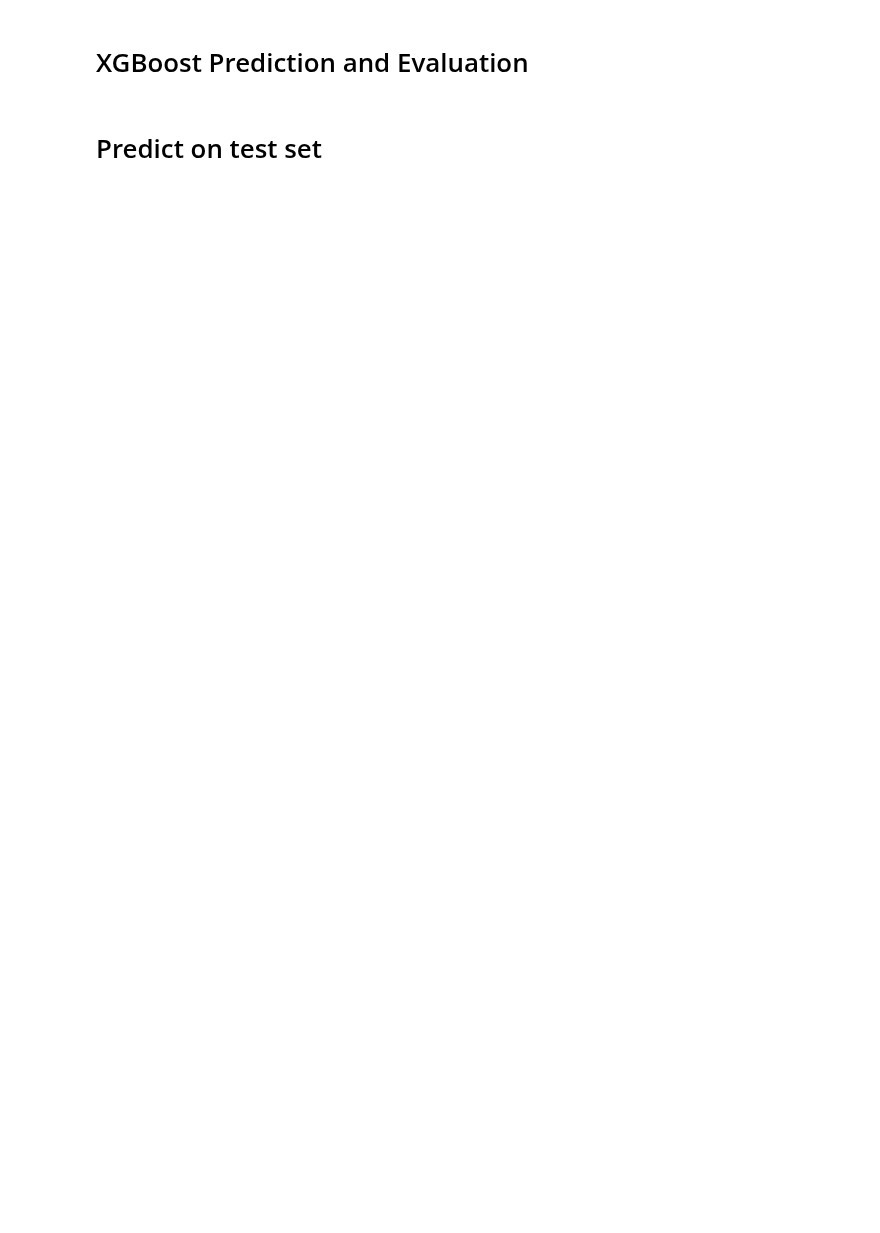
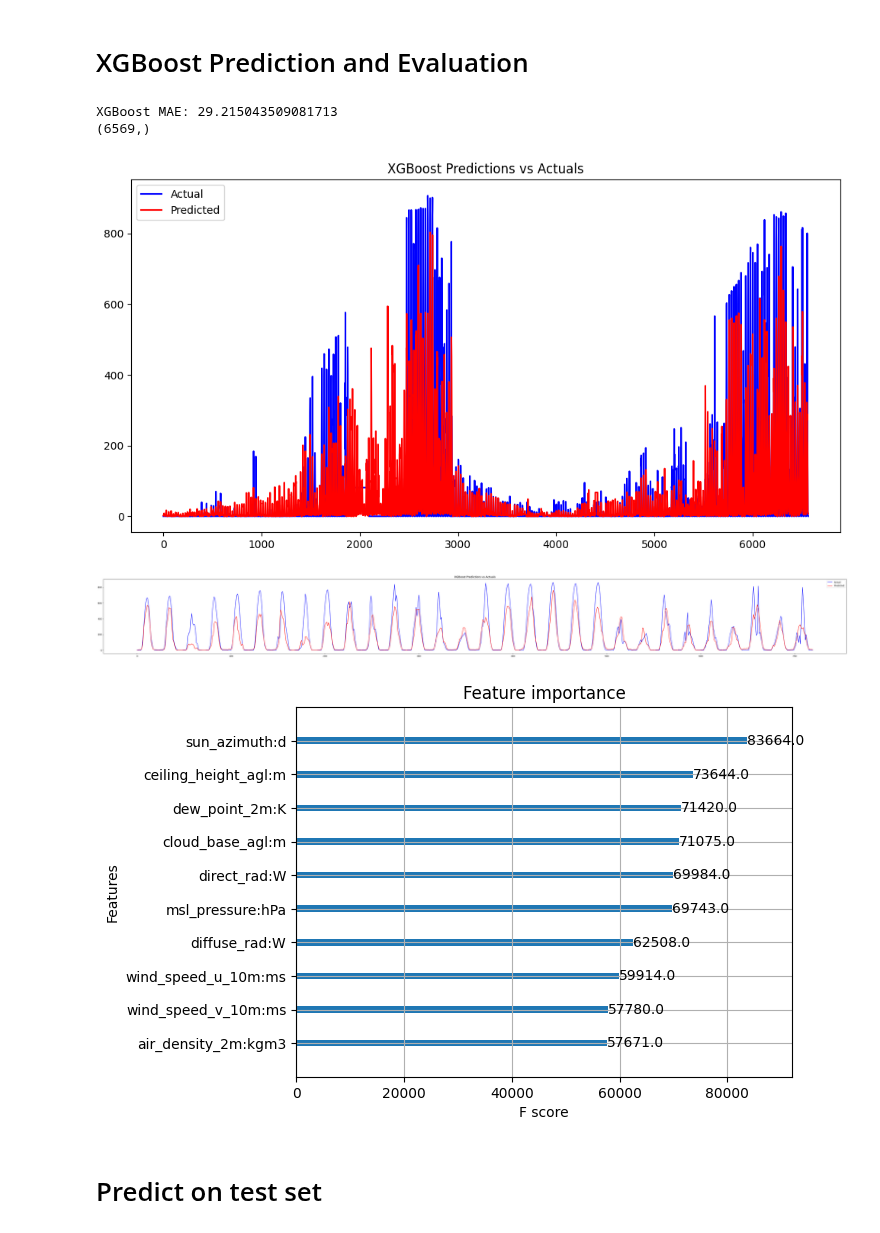
Before and after one commit to Mathias-a/TDT4173-project, a Jupyter notebook: mathias_xgboost.ipynb, the cells around one changed output. Saved outputs shown, nothing was run; the diff lists cells and outputs as text; code cells hidden in the pictures; blank space fills up the shorter version.

Commit message:
Working prediction

```diff
--- a/mathias_xgboost.ipynb
+++ b/mathias_xgboost.ipynb
@@ -92,10 +110,0 @@ df_merged = pd.merge(
-# %%
-# Downsampling the dataframe to hourly intervals
-df_merged = df_merged.resample("H", on="date_forecast").mean()
-
-# Keep only relevant columns
-df_merged = df_merged[COLUMNS_TO_KEEP]
-
-# 4. Extract features and target
-df_merged = df_merged.dropna(subset=["pv_measurement"])
-df_merged.fillna(0, inplace=True)  # Fill NaN values
@@ -102,18 +131,18 @@ df_merged.fillna(0, inplace=True)  # Fill NaN values
 # %% [markdown]
  # Add lagged features
 # %%
-def add_lagged_features(df, features, shift):
+def add_lagged_features(df, features, shift_value):
     """
     This function takes in a dataframe, a list of features, and a shift interval.
     It returns the dataframe with the lagged features added.
     """
     for feature in features:
-        if feature != "pv_measurement":
-            df[f"{feature}_lagged_{shift}h"] = df[feature].shift(shift)
+        if feature == "pv_measurement":
+            df[f"{feature}_lagged_{shift_value}h"] = df[feature].shift(shift_value)
     return df
 
 
-for shift in SHIFTS:
+for shift in PV_SHIFTS:
     df_merged = add_lagged_features(df_merged, COLUMNS_TO_KEEP, shift)
 
 # Remember to drop NaN values introduced by shifting
@@ -146,7 +174,7 @@ def remove_outliers(df):
 # %%
 # Split data
 y = df_merged["pv_measurement"]
-X = df_merged.drop("pv_measurement", axis=1)
+X = df_merged.drop(["pv_measurement", "date_forecast"], axis=1)
 X_train, X_val, y_train, y_val = train_test_split(
     X, y, test_size=0.2, random_state=42, shuffle=False
 )
@@ -209,24 +262,42 @@ xgb_model.save_model(MODEL_FILENAME)
 # %%
 
 xgb_loaded_model = xgb.Booster()
 xgb_loaded_model.load_model(MODEL_FILENAME)
 
 # Predict with XGBoost
-y_pred_xgb = xgb_loaded_model.predict(dval, iteration_range=(0, xgb_loaded_model.best_iteration + 1))
+y_pred_xgb = xgb_loaded_model.predict(
+    dval, iteration_range=(0, xgb_loaded_model.best_iteration + 1)
+)
+y_pred_xgb[y_pred_xgb < 0] = 0
 
 # Calculate MAE for XGBoost
 xgb_mae = np.mean(np.abs(y_pred_xgb - y_val))
 print(f"XGBoost MAE: {xgb_mae}")
 
 # Plot the actual vs predicted values
 plt.figure(figsize=(12, 6))
-plt.plot(y_val.reset_index(drop=True), label="Actual", color='blue')
-plt.plot(y_pred_xgb, label="Predicted", color='red')
+plt.plot(y_val.reset_index(drop=True), label="Actual", color="blue")
+print(y_pred_xgb.shape)
+plt.plot(y_pred_xgb, label="Predicted", color="red")
 plt.title("XGBoost Predictions vs Actuals")
 plt.legend()
 plt.show()
 
-xgb.plot_importance(xgb_loaded_model)
+plt.figure(figsize=(60, 6))
+x_range = np.arange(720)
+plt.plot(x_range, y_val.reset_index(drop=True).tail(720), label="Actual", color="blue")
+plt.plot(x_range, y_pred_xgb.flatten()[-720:], label="Predicted", color="red")
+plt.title("XGBoost Predictions vs Actuals")
+plt.legend()
 plt.show()
+
+xgb.plot_importance(xgb_loaded_model, max_num_features=10)
+plt.show()
+# %% [output]
+XGBoost MAE: 29.215043509081713
+(6569,)
+[figure, added]
+[figure, added]
+[figure, added]
 # %% [markdown]
  # Predict on test set
```
Also changed, not shown: parts of 13 cells of this notebook, 6 other files.
